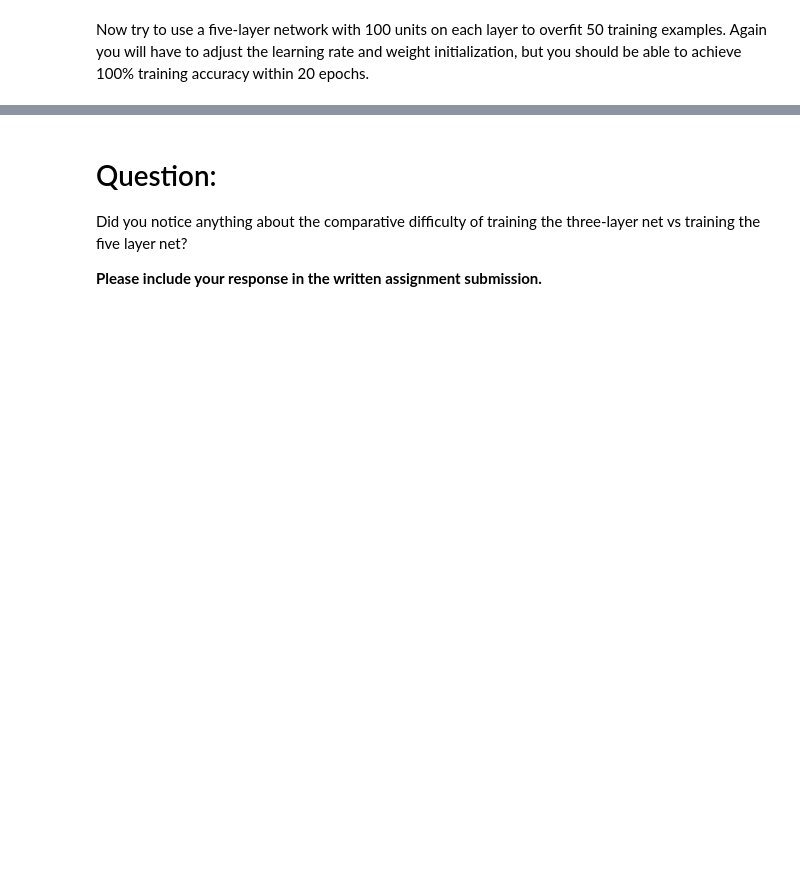
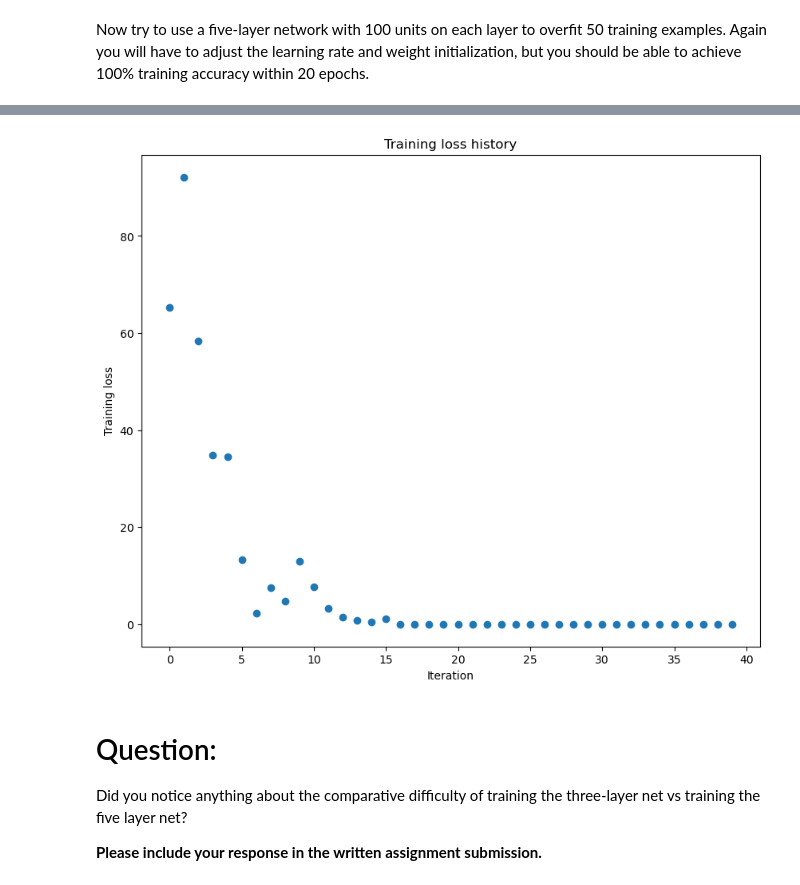
Before and after one commit to vixitor/berkeley_cs182, a Jupyter notebook: hw0code (1)/networks.ipynb, the cells around one changed output, grey strips where cells are left out. Saved outputs shown, nothing was run; the diff lists cells and outputs as text; code cells hidden in the pictures; blank space fills up the shorter version.

```diff
--- a/hw0code (1)/networks.ipynb
+++ b/hw0code (1)/networks.ipynb
@@ -498,6 +536,8 @@ small_data = {
 ############################################################################
 # TODO: Tune these parameters to get 100% train accuracy within 20 epochs. #
 ############################################################################
+weight_scale = 1e-1
+learning_rate = 1e-3
 ############################################################################
 #                             END OF YOUR CODE                             #
 ############################################################################
@@ -518,3 +558,4 @@ plt.title('Training loss history')
 plt.xlabel('Iteration')
 plt.ylabel('Training loss')
 plt.show()
+# %% [output]
@@ -521,3 +579,4 @@ plt.show()
+[figure, added]
 # %% [markdown]
 # Question:
 Did you notice anything about the comparative difficulty of training the three-layer net vs training the five layer net?
```
Also changed, not shown: parts of 4 cells of this notebook, 2 other files.
